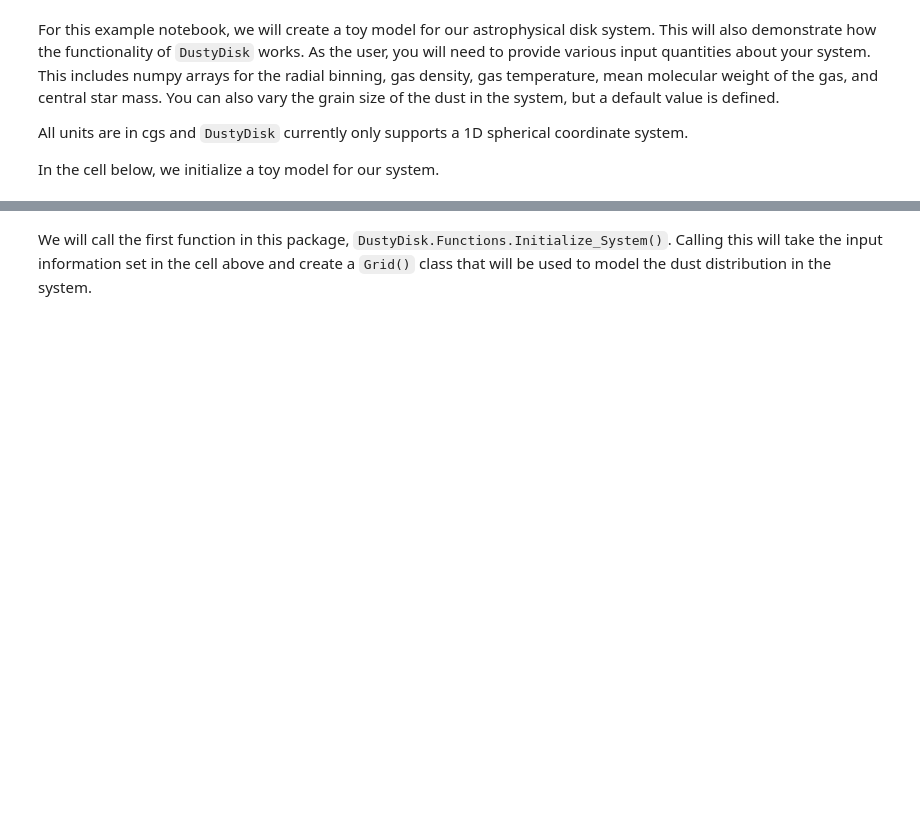
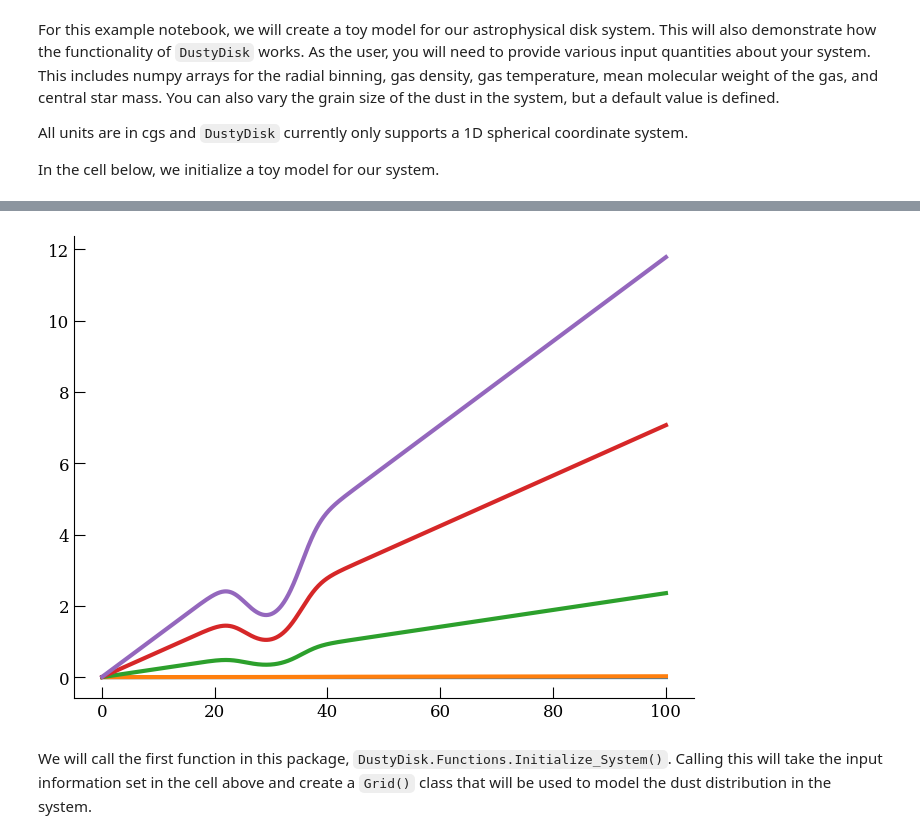
Before and after one commit to miranda-pikus/DustyDisk, a Jupyter notebook: Examples/ExampleTutorial.ipynb, the cells around one changed output, grey strips where cells are left out. Drawn from its saved outputs; the diff is of its cells as text; code cells hidden in the pictures; blank space fills up the shorter version.

Commit message:
visualizing st params

````diff
--- a/Examples/ExampleTutorial.ipynb
+++ b/Examples/ExampleTutorial.ipynb
@@ -40,3 +36,10 @@ Error:
+# %%
+grain_size = [1e-3,1e-2,1.0,3.0,5]
+for i in grain_size :
+    toyGrids = Initialize_System(r, gas_density, gas_temp, mugas, Mstar, grain_size=float(i))
+    plt.plot(r/Constants.AU,toyGrids.St)
+# %% [output]
+[figure, added]
 # %% [markdown]
 We will call the first function in this package, ```DustyDisk.Functions.Initialize_System()```. Calling this will take the input information set in the cell above and create a ```Grid()``` class that will be used to model the dust distribution in the system.
 # %%
````
Also changed, not shown: parts of 8 cells of this notebook, 1 other file.
